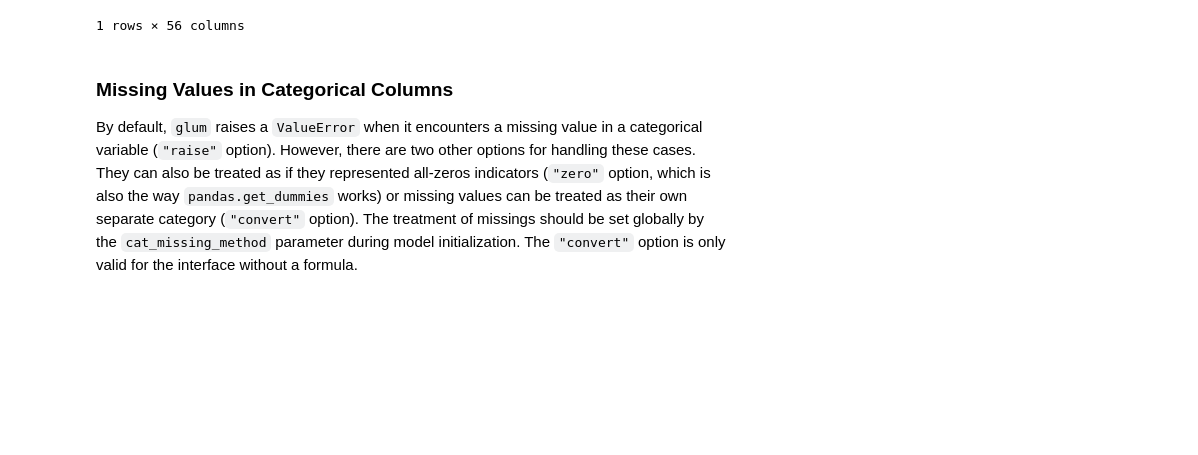
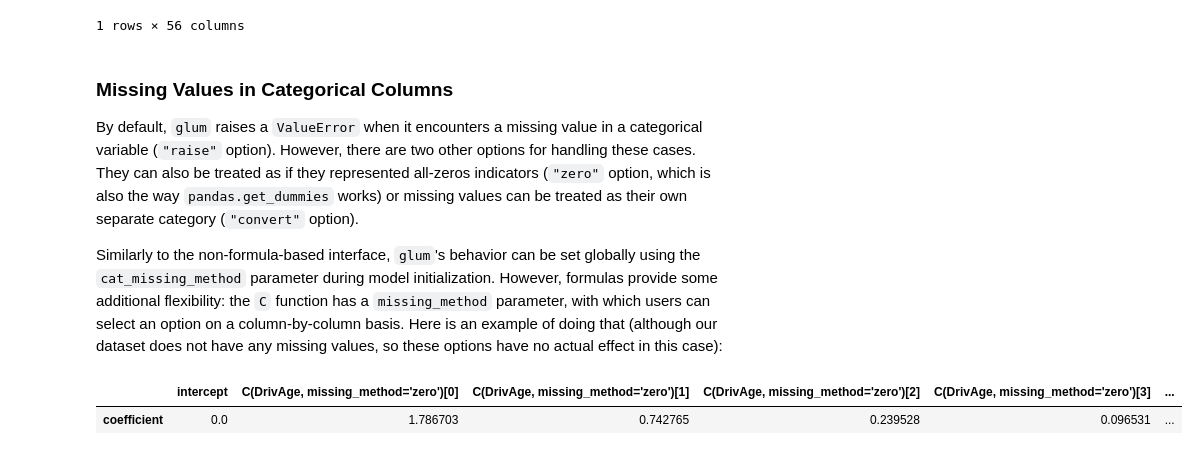
Before and after one commit to Quantco/glum, a Jupyter notebook: docs/tutorials/formula_interface/formula_interface.ipynb, the cells around one changed output. Cells and saved outputs as stored; diff of their text form; code cells hidden in the pictures; blank space fills up the shorter version.

Commit message:
Allow cat_missing_method='convert' again

```diff
--- a/docs/tutorials/formula_interface/formula_interface.ipynb
+++ b/docs/tutorials/formula_interface/formula_interface.ipynb
@@ -350,4 +350,28 @@ pd.DataFrame(
 # %% [markdown]
 ### Missing Values in Categorical Columns
 
-By default, `glum` raises a `ValueError` when it encounters a missing value in a categorical variable (`"raise"` option). However, there are two other options for handling these cases. They can also be treated as if they represented all-zeros indicators (`"zero"` option, which is also the way `pandas.get_dummies` works) or missing values can be treated as their own separate category (`"convert"` option). The treatment of missings should be set globally by the `cat_missing_method` parameter during model initialization. The `"convert"` option is only valid for the interface without a formula.
+By default, `glum` raises a `ValueError` when it encounters a missing value in a categorical variable (`"raise"` option). However, there are two other options for handling these cases. They can also be treated as if they represented all-zeros indicators (`"zero"` option, which is also the way `pandas.get_dummies` works) or missing values can be treated as their own separate category (`"convert"` option).
+
+Similarly to the non-formula-based interface, `glum`'s behavior can be set globally using the `cat_missing_method` parameter during model initialization. However, formulas provide some additional flexibility: the `C` function has a `missing_method` parameter, with which users can select an option on a column-by-column basis. Here is an example of doing that (although our dataset does not have any missing values, so these options have no actual effect in this case):
+# %%
+formula_missing = "C(DrivAge, missing_method='zero') + C(VehPower, missing_method='convert')"
+
+t_glm8 = GeneralizedLinearRegressor(
+    family=TweedieDist,
+    alpha_search=True,
+    l1_ratio=1,
+    fit_intercept=False,
+    formula=formula_missing,
+
+)
+t_glm8.fit(
+    X=df_train, y=df_train["PurePremium"], sample_weight=df["Exposure"].values[train]
+)
+
+pd.DataFrame(
+    {"coefficient": np.concatenate(([t_glm8.intercept_], t_glm8.coef_))},
+    index=["intercept"] + t_glm8.feature_names_,
+).T
+# %% [output]
+|  | intercept | C(DrivAge, missing_method='zero')[0] | C(DrivAge, missing_method='zero')[1] | C(DrivAge, missing_method='zero')[2] | C(DrivAge, missing_method='zero')[3] | ... |
+| coefficient | 0.0 | 1.786703 | 0.742765 | 0.239528 | 0.096531 | ... |
```
Also changed, not shown: 1 other file.
